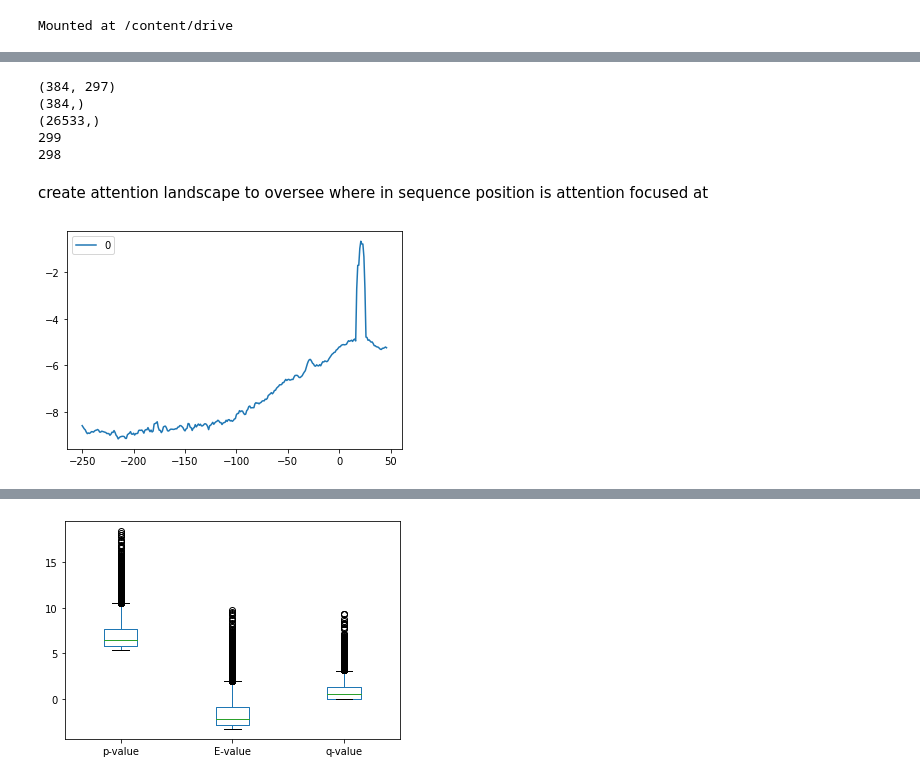
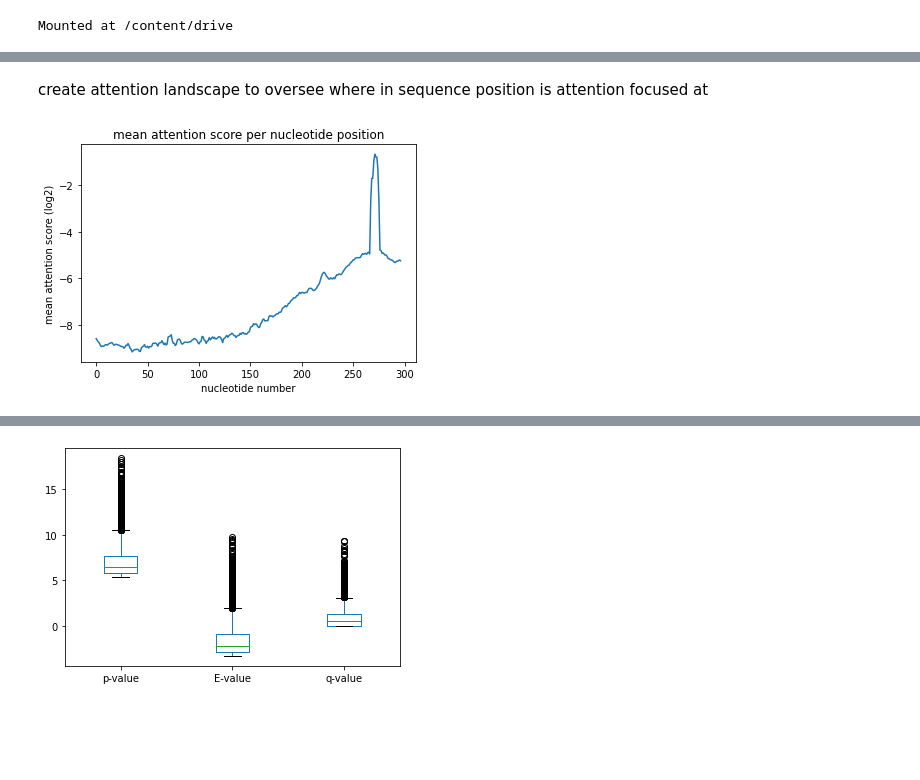
Before and after one commit to jackysiupuichung/dnabert-reg, a Jupyter notebook: findmotifs.ipynb, the cells around one changed output, grey strips where cells are left out. Drawn from its saved outputs; the diff is of its cells as text; code cells hidden in the pictures; blank space fills up the shorter version.

```diff
--- a/findmotifs.ipynb
+++ b/findmotifs.ipynb
@@ -593,24 +592,16 @@ positive_seqs = np.load("positives_seq.npy")
-# %%
-print(attention_scores.shape)
-print(positive_seqs.shape)
-print(negative_seqs.shape)
-print(len(range(-249,50)))
-print(len(positive_seqs[0]))
-# %% [output]
-(384, 297)
-(384,)
-(26533,)
-299
-298
 # %% [markdown]
 create attention landscape to oversee where in sequence position is attention focused at
 # %%
 def attention_landscapes(attention_scores):
     attention_scores_mean = attention_scores.mean(axis=0)
     attention_scores_mean_log = np.log(attention_scores_mean)
-    df_attention_scores_mean_log = pd.DataFrame(data=attention_scores_mean_log, index = range(-250, 47))
-    df_attention_scores_mean_log.plot.line()
+    df_attention_scores_mean_log = pd.DataFrame(data=attention_scores_mean_log)
+    plt.plot(df_attention_scores_mean_log)
+    plt.title("mean attention score per nucleotide position")
+    plt.ylabel("mean attention score (log2)")
+    plt.xlabel("nucleotide number")
+    plt.show()
-# %%
-attention_scores_mean = attention_landscapes(attention_scores)
-# %% [output]
-[figure, removed]
+# %%
+attention_landscapes(attention_scores)
+# %% [output]
+[figure, added]
```
Also changed, not shown: parts of 24 cells of this notebook, 3 other files.
